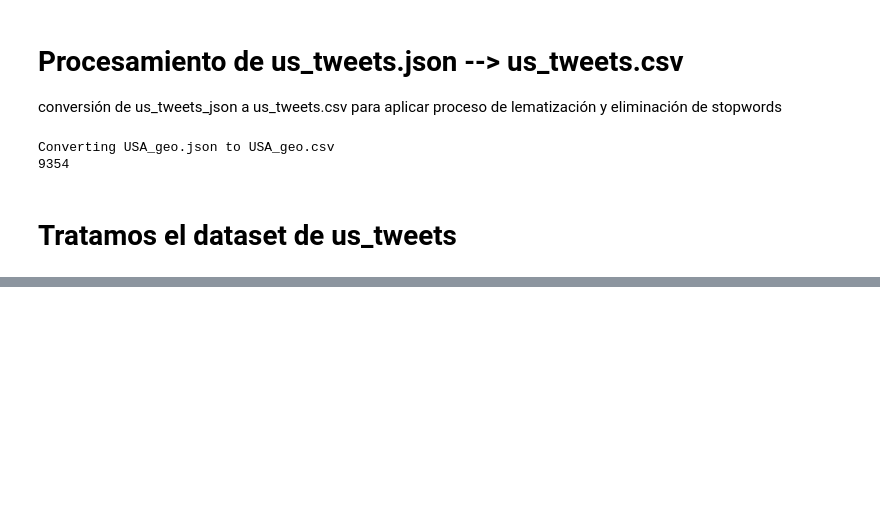
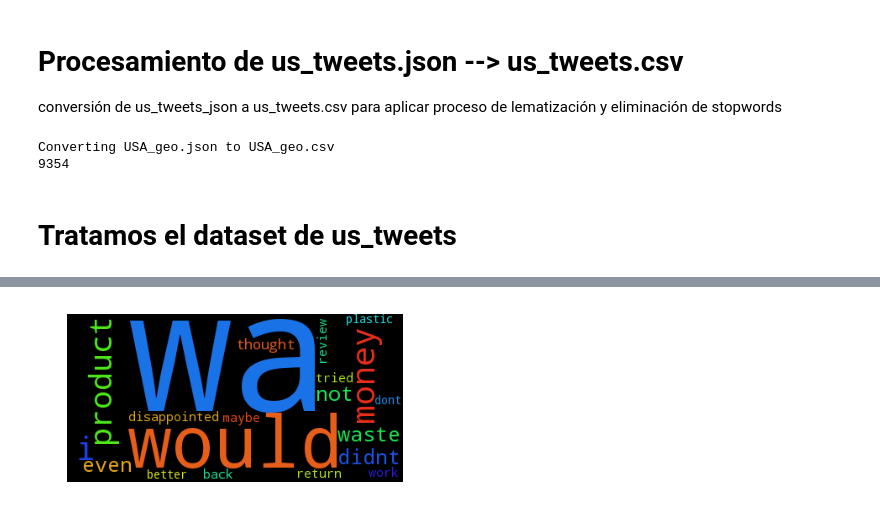
Before and after one commit to digeno/ProyectoFinMasterDataScience, a Jupyter notebook: Data Engineering.ipynb, the cells around one changed output, grey strips where cells are left out. Saved outputs shown, nothing was run; the diff lists cells and outputs as text; code cells hidden in the pictures; blank space fills up the shorter version.

```diff
--- a/Data Engineering.ipynb
+++ b/Data Engineering.ipynb
@@ -218,0 +271,36 @@ dfTweeter.to_csv('us_tweets.csv', header=True,quoting=1)
+# %%
+# a partir del listado de tuplas con probabilidades de palabras con sentimiento positivo pintamos su cloudword
+# en este caso hay que tener en cuenta que las probabilidades tienen signo negativo por lo que hay que calcular su abs.
+# TODO sustituir negative data por valor real de Logistic Regression.ipynb#word_coefficient_tuples[0:20]
+negativeData = [('wa', -0.076910539667272848),
+ ('would', -0.047993502855058948),
+ ('money', -0.033634663138491436),
+ ('i', -0.032149370426236744),
+ ('product', -0.031188689049810522),
+ ('didnt', -0.03108731671996507),
+ ('even', -0.027071648853798525),
+ ('not', -0.026410486153495703),
+ ('waste', -0.025332366949353691),
+ ('thought', -0.021359972210361015),
+ ('disappointed', -0.019572581111056395),
+ ('review', -0.018478903812761505),
+ ('return', -0.018263749740310576),
+ ('tried', -0.017464678580141557),
+ ('work', -0.017452131489125368),
+ ('maybe', -0.016783110263799327),
+ ('back', -0.016378378470142032),
+ ('plastic', -0.015812374453428448),
+ ('better', -0.015453283971803381),
+ ('dont', -0.015375793067250303)]
+negativeWordsDf = pd.DataFrame(negativeData, columns=['word','probability'])
+
+def absProbability(row):
+    return row["probability"].abs()
+negativeWordsDf['probability']=absProbability(negativeWordsDf)
+negativeData = [tuple(x) for x in negativeWordsDf.values]
+wordcloud = WordCloud(relative_scaling=.1).generate_from_frequencies(negativeData)
+plt.imshow(wordcloud)
+plt.axis("off")
+plt.show()
+# %% [output]
+[figure, added]
```
Also changed, not shown: parts of 6 cells of this notebook.
